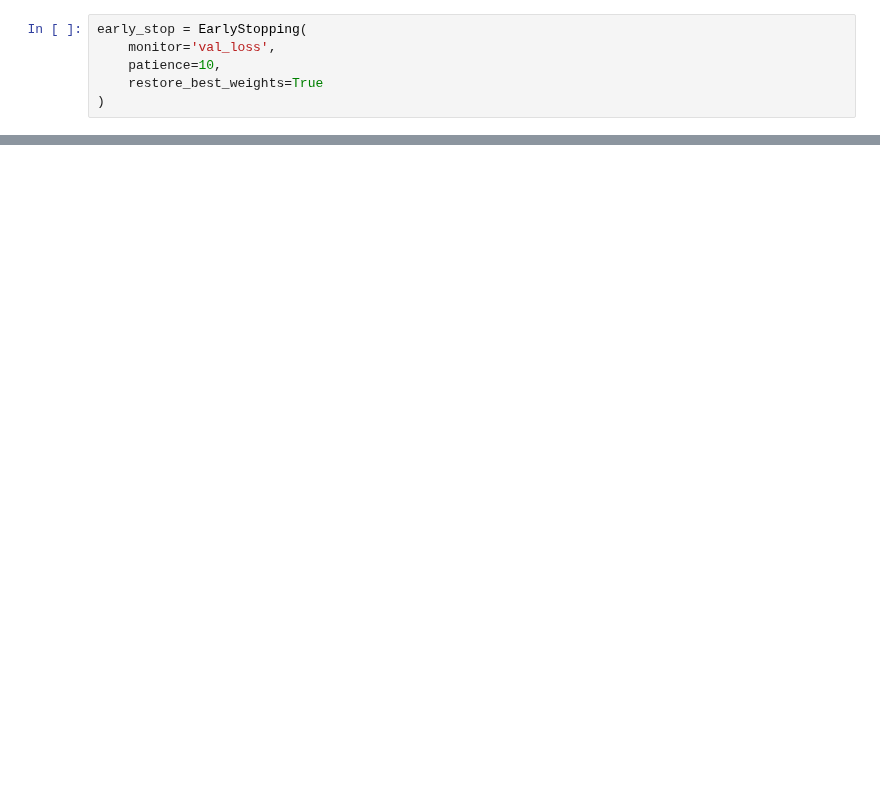
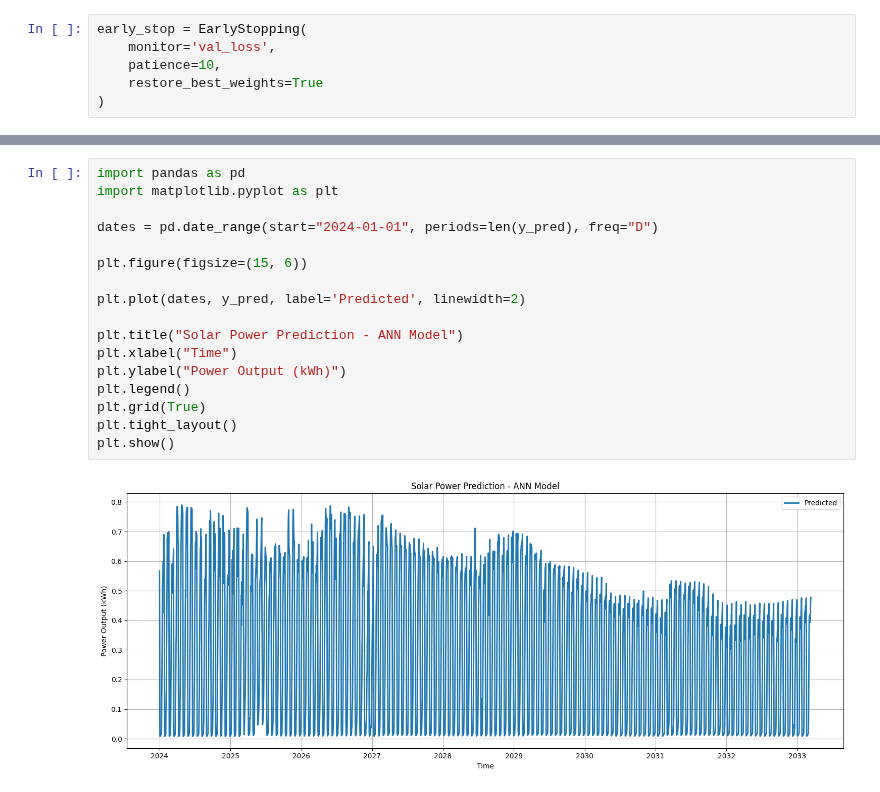
Before and after one commit to rupacesigdel/solar_power_prediction, a Jupyter notebook: notebooks/model_ann.ipynb, the cells around one changed output, grey strips where cells are left out. Drawn from its saved outputs; the diff is of its cells as text; blank space fills up the shorter version.

```diff
--- a/notebooks/model_ann.ipynb
+++ b/notebooks/model_ann.ipynb
@@ -126,0 +227,19 @@ plt.show()
+# %%
+import pandas as pd
+import matplotlib.pyplot as plt
+
+dates = pd.date_range(start="2024-01-01", periods=len(y_pred), freq="D")
+
+plt.figure(figsize=(15, 6))
+
+plt.plot(dates, y_pred, label='Predicted', linewidth=2)
+
+plt.title("Solar Power Prediction - ANN Model")
+plt.xlabel("Time")
+plt.ylabel("Power Output (kWh)")
+plt.legend()
+plt.grid(True)
+plt.tight_layout()
+plt.show()
+# %% [output]
+[figure, added]
```
Also changed, not shown: parts of 10 cells of this notebook, 3 other files.
